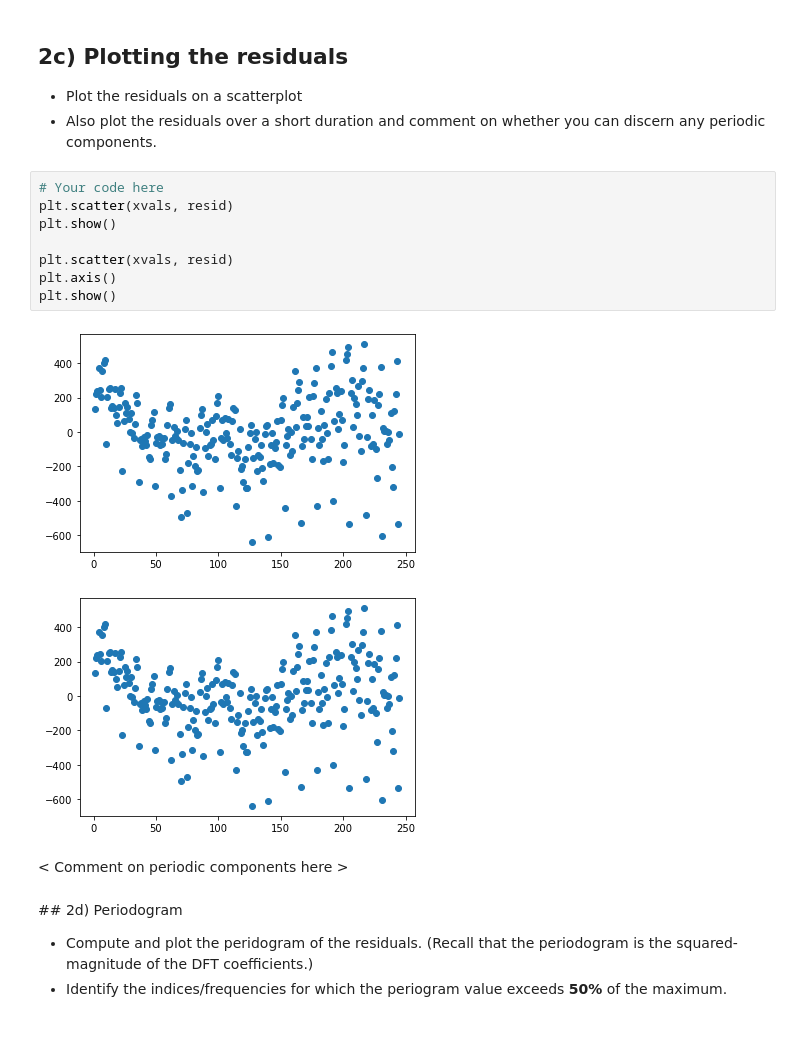
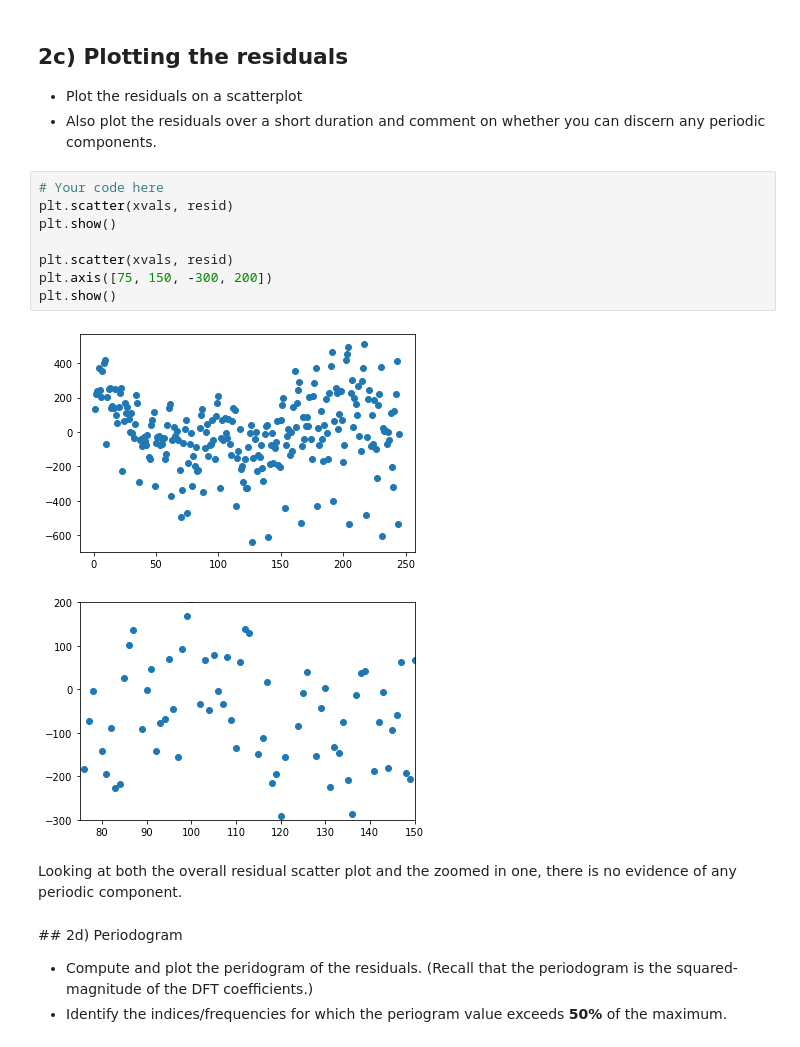
Before and after one commit to cmr67/IB-Data-Science, a Jupyter notebook: Exercises/03 Exercise Notebook 3.ipynb, the cells around one changed output. Cells and saved outputs as stored; diff of their text form.

```diff
--- a/Exercises/03 Exercise Notebook 3.ipynb
+++ b/Exercises/03 Exercise Notebook 3.ipynb
@@ -139,16 +139,16 @@ R_1^2 =  0.8
 # %%
 # Your code here
 plt.scatter(xvals, resid)
 plt.show()
 
 plt.scatter(xvals, resid)
-plt.axis()
+plt.axis([75, 150, -300, 200])
 plt.show()
 # %% [output]
 [figure]
-[figure, old version]
+[figure, new version]
-# %% [markdown]
-< Comment on periodic components here >
+# %% [markdown]
+Looking at both the overall residual scatter plot and the zoomed in one, there is no evidence of any periodic component.
 # %% [markdown]
 ## 2d) Periodogram
 
```
Also changed, not shown: 1 other file.
